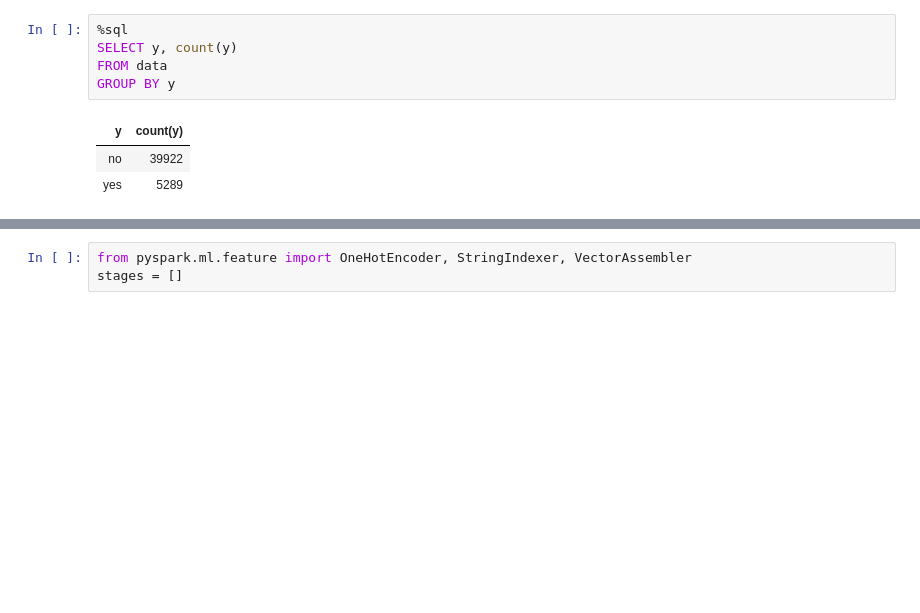
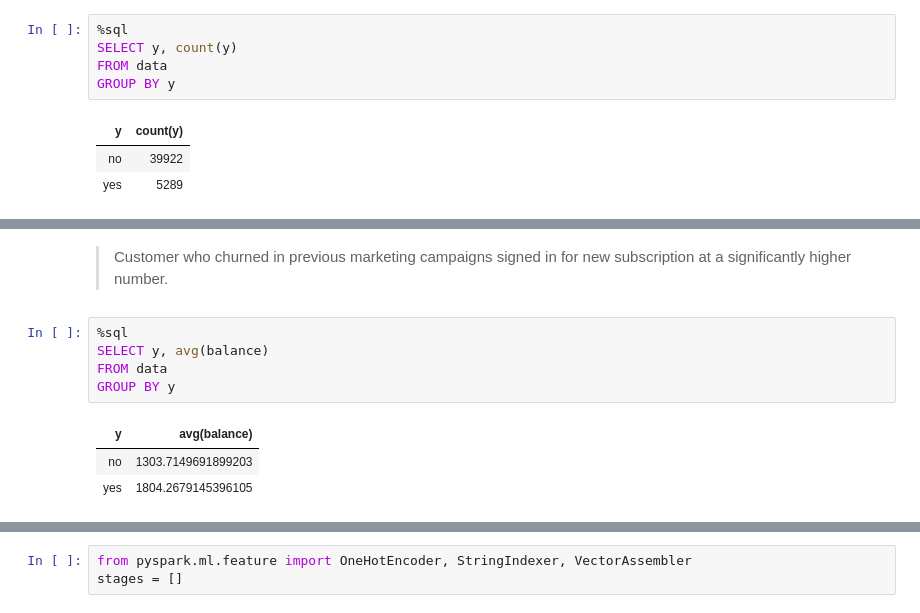
Before and after one commit to shitab16/bank-marketing-databricks, a Jupyter notebook: bankmarketing.ipynb, the cells around one changed output, grey strips where cells are left out. Saved outputs shown, nothing was run; the diff lists cells and outputs as text; blank space fills up the shorter version.

```diff
--- a/bankmarketing.ipynb
+++ b/bankmarketing.ipynb
@@ -196,0 +156,11 @@ only showing top 20 rows
+# %% [markdown]
+>Customer who churned in previous marketing campaigns signed in for new subscription at a significantly higher number.
+# %%
+%sql
+SELECT y, avg(balance)
+FROM data
+GROUP BY y
+# %% [output]
+| y | avg(balance) |
+| no | 1303.7149691899203 |
+| yes | 1804.2679145396105 |
```
Also changed, not shown: parts of 33 cells of this notebook, 5 other files.
